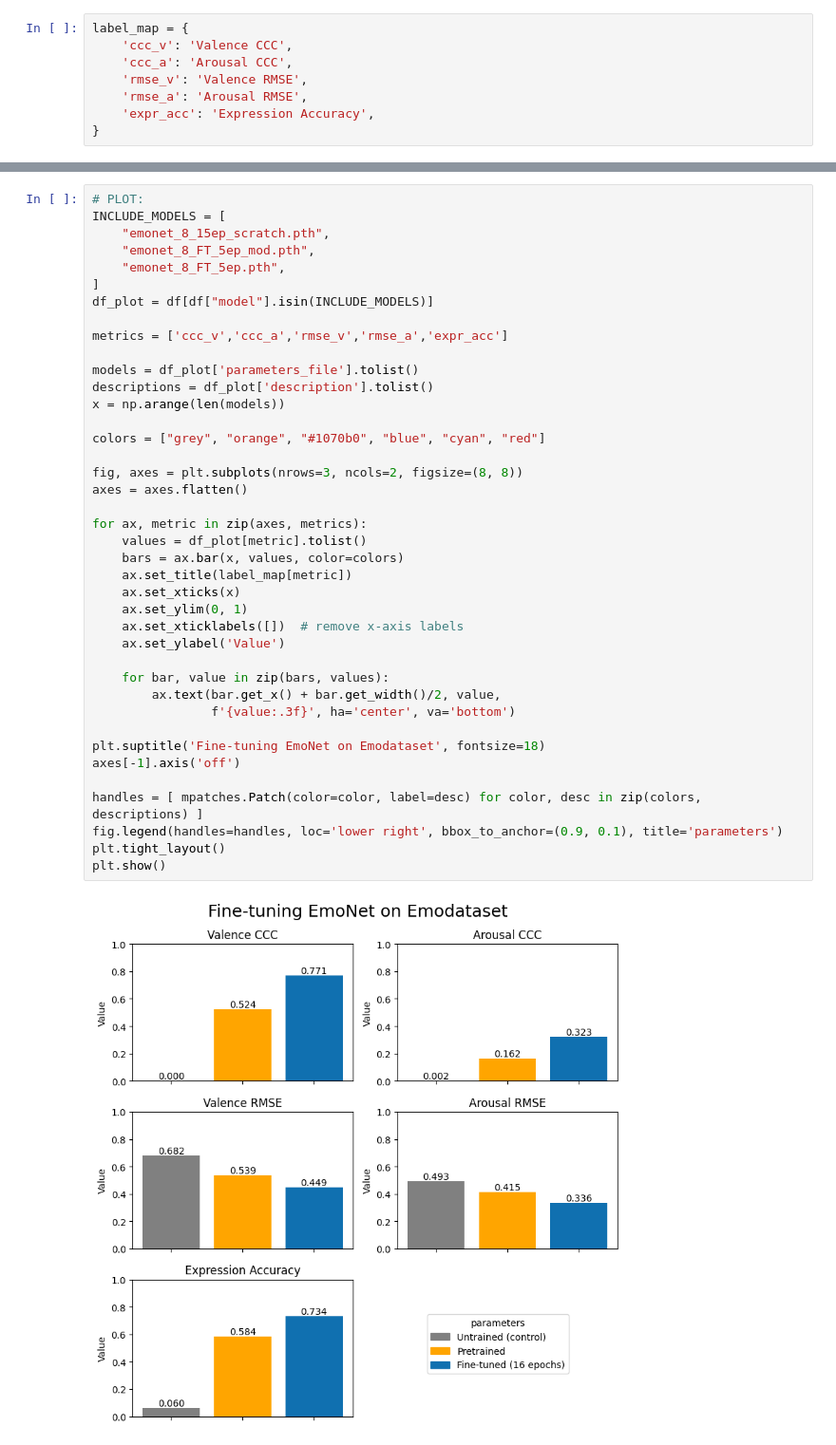
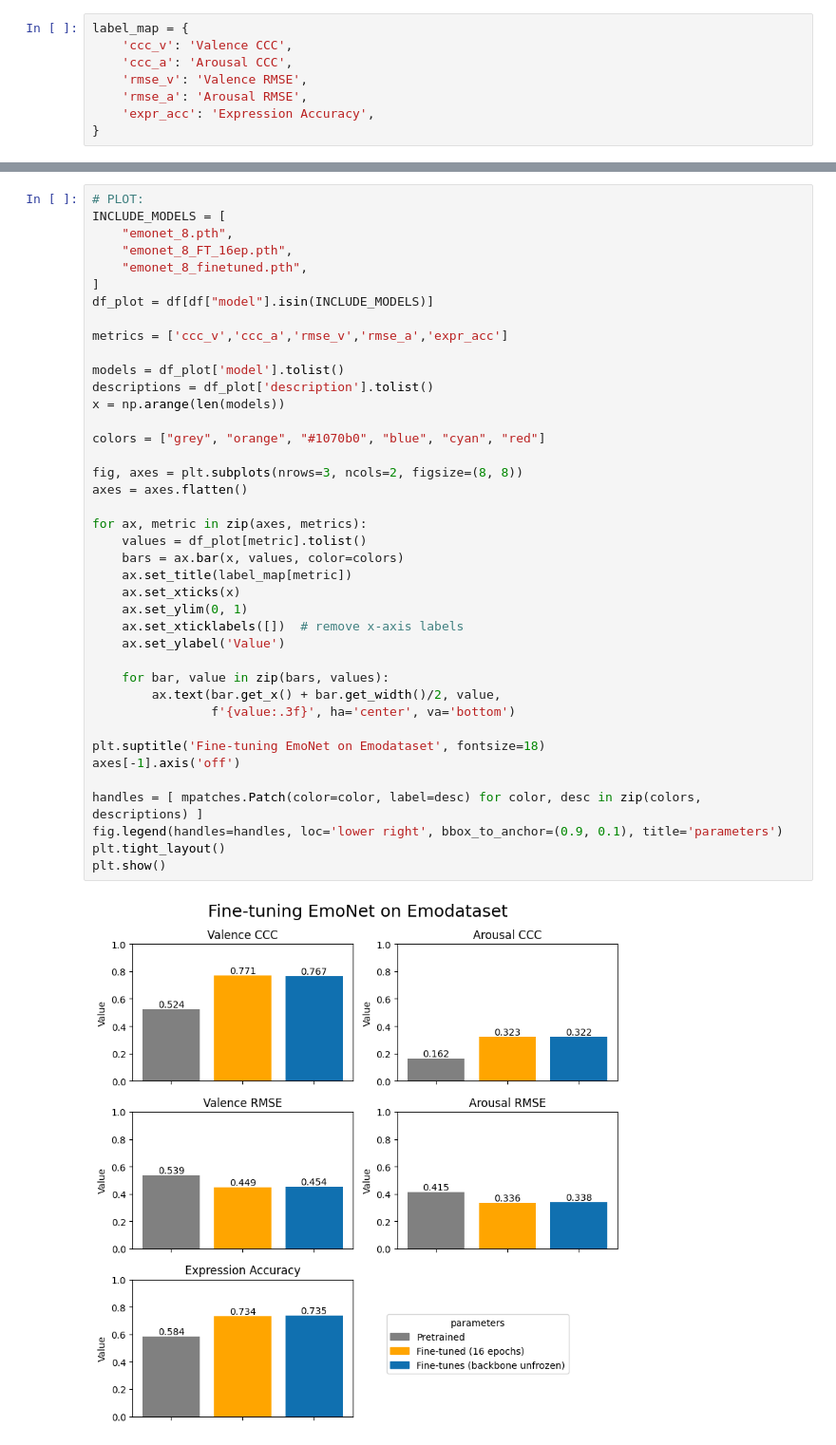
Before and after one commit to MattThePerson/emonet-fine-tuning, a Jupyter notebook: notebooks/GRAPH_evaluations.ipynb, the cells around one changed output, grey strips where cells are left out. Shown at 95% size. Cells and saved outputs as stored; diff of their text form.

```diff
--- a/notebooks/GRAPH_evaluations.ipynb
+++ b/notebooks/GRAPH_evaluations.ipynb
@@ -29,42 +30,42 @@ df
 # %%
 # PLOT:
 INCLUDE_MODELS = [
-    "emonet_8_15ep_scratch.pth",
-    "emonet_8_FT_5ep_mod.pth",
-    "emonet_8_FT_5ep.pth",
+    "emonet_8.pth",
+    "emonet_8_FT_16ep.pth",
+    "emonet_8_finetuned.pth",
 ]
 df_plot = df[df["model"].isin(INCLUDE_MODELS)]
 
 metrics = ['ccc_v','ccc_a','rmse_v','rmse_a','expr_acc']
 
-models = df_plot['parameters_file'].tolist()
+models = df_plot['model'].tolist()
 descriptions = df_plot['description'].tolist()
 x = np.arange(len(models))
 
 colors = ["grey", "orange", "#1070b0", "blue", "cyan", "red"]
 
 fig, axes = plt.subplots(nrows=3, ncols=2, figsize=(8, 8))
 axes = axes.flatten()
 
 for ax, metric in zip(axes, metrics):
     values = df_plot[metric].tolist()
     bars = ax.bar(x, values, color=colors)
     ax.set_title(label_map[metric])
     ax.set_xticks(x)
     ax.set_ylim(0, 1)
     ax.set_xticklabels([])  # remove x-axis labels
     ax.set_ylabel('Value')
 
     for bar, value in zip(bars, values):
         ax.text(bar.get_x() + bar.get_width()/2, value,
                 f'{value:.3f}', ha='center', va='bottom')
 
 plt.suptitle('Fine-tuning EmoNet on Emodataset', fontsize=18)
 axes[-1].axis('off')
 
 handles = [ mpatches.Patch(color=color, label=desc) for color, desc in zip(colors, descriptions) ]
 fig.legend(handles=handles, loc='lower right', bbox_to_anchor=(0.9, 0.1), title='parameters')
 plt.tight_layout()
 plt.show()
 # %% [output]
-[figure, old version]
+[figure, new version]
```
Also changed, not shown: parts of 3 cells of this notebook, 8 other files.
